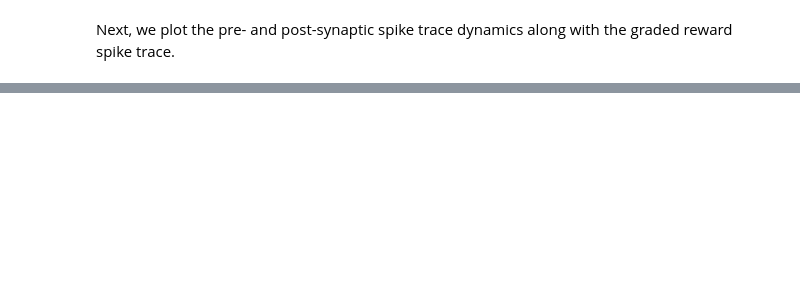
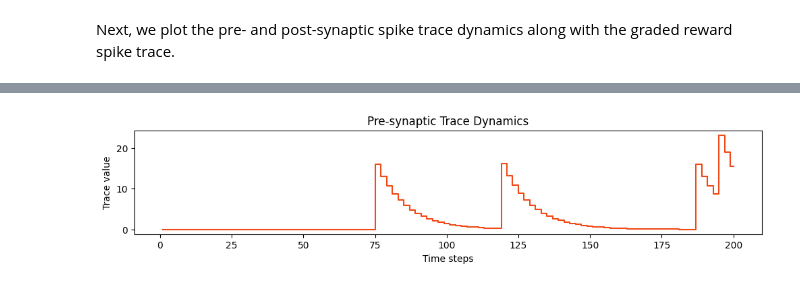
Before and after one commit to lava-nc/lava, a Jupyter notebook: tutorials/in_depth/tutorial10_three_factor_learning.ipynb, the cells around one changed output, grey strips where cells are left out. Drawn from its saved outputs; the diff is of its cells as text; code cells hidden in the pictures; blank space fills up the shorter version.

```diff
--- a/tutorials/in_depth/tutorial10_three_factor_learning.ipynb
+++ b/tutorials/in_depth/tutorial10_three_factor_learning.ipynb
@@ -239,6 +238,8 @@ mon_pre_spikes = Monitor()
 mon_post_spikes = Monitor()
 mon_weight = Monitor()
 mon_tag = Monitor()
+mon_s_in_y2 = Monitor()
+mon_y2 = Monitor()
 
 # Connect monitors
 mon_pre_trace.probe(plast_conn.x1, num_steps)
@@ -248,6 +249,8 @@ mon_pre_spikes.probe(lif_pre.s_out, num_steps)
 mon_post_spikes.probe(lif_post.s_out, num_steps)
 mon_weight.probe(plast_conn.weights, num_steps)
 mon_tag.probe(plast_conn.tag_1, num_steps)
+
+mon_y2.probe(plast_conn.y2, num_steps)
 # %% [markdown]
 ### Running
 # %%
@@ -267,6 +270,8 @@ weights_neuron_A = mon_weight.get_data()['plastic_dense']['weights'][:, 0, 0]
 weights_neuron_B = mon_weight.get_data()['plastic_dense']['weights'][:, 1, 0]
 tag_neuron_A = mon_tag.get_data()['plastic_dense']['tag_1'][:, 0, 0]
 tag_neuron_B = mon_tag.get_data()['plastic_dense']['tag_1'][:, 1, 0]
+
+y2 = mon_y2.get_data()['plastic_dense']['y2']
 # %%
 # Stopping
 pattern_pre.stop()
@@ -345,0 +311,76 @@ plot_time_series(time=time, time_series=tag_neuron_B, ylabel="Tag value", title=
+# %%
+# Plotting trace dynamics
+
+def plot_time_series(time, time_series, ylabel, title, figsize, color):
+    plt.figure(figsize=figsize)
+
+    plt.step(time, time_series, color=color)
+
+
+    plt.title(title)
+    plt.xlabel("Time steps")
+    plt.ylabel(ylabel)
+
+    plt.show()
+
+def plot_time_series_subplots(time, time_series_y1, time_series_y2, ylabel, title, figsize, color, legend):
+    plt.figure(figsize=figsize)
+
+    plt.step(time, time_series_y1, label=legend[0], color=color[0])
+    plt.step(time, time_series_y2, label=legend[1], color=color[1])
+
+    plt.title(title)
+    plt.xlabel("Time steps")
+    plt.ylabel(ylabel)
+    plt.legend(loc="upper left")
+
+    plt.show()
+
+# Plotting pre trace dynamics
+plot_time_series(time=time, time_series=pre_trace, ylabel="Trace value", title="Pre-synaptic Trace Dynamics", figsize=(12, 2), color='#f14a16')
+
+# Plotting post trace dynamics
+time = time
+time_series_y1 = post_trace[:, 0]
+time_series_y2 = post_trace[:, 1]
+ylabel = "Trace value"
+title = "Post-synaptic Trace Dynamics"
+figsize = (12, 2)
+color = ['#458b00', '#ff9912']
+legend = ['Neuron A', 'Neuron B']
+
+plot_time_series_subplots(time=time, time_series_y1=time_series_y1, time_series_y2=time_series_y2, ylabel=ylabel, title=title, figsize=figsize, color=color, legend=legend)
+
+# Plotting reward trace dynamics
+time = time
+time_series_y1 = reward_trace[:, 0]
+time_series_y2 = reward_trace[:, 1]
+ylabel = "Trace value"
+title = "Reward Trace for Post-synaptic Neurons"
+figsize = (12, 2)
+color = ['#458b00', '#ff9912']
+legend = ['Neuron A', 'Neuron B']
+
+plot_time_series_subplots(time=time, time_series_y1=time_series_y1, time_series_y2=time_series_y2, ylabel=ylabel, title=title, figsize=figsize, color=color, legend=legend)
+
+# Plotting tag dynamics
+time = time
+time_series_y1 = tag_neuron_A
+time_series_y2 = tag_neuron_B
+ylabel = "Trace value"
+title = "Tag Dynamics for Post-synaptic Neurons"
+figsize = (12, 2)
+color = ['#458b00', '#ff9912']
+legend = ['Neuron A', 'Neuron B']
+
+plot_time_series_subplots(time=time, time_series_y1=time_series_y1, time_series_y2=time_series_y2, ylabel=ylabel, title=title, figsize=figsize, color=color, legend=legend)
+
+# Plotting weight dynamics : TO FIX
+plot_time_series(time=time, time_series=weights_neuron_A, ylabel="Weight value", title="Weight dynamics for Neuron A", figsize=(10, 1), color='#458b00')
+plot_time_series(time=time, time_series=weights_neuron_B, ylabel="Weight value", title="Weight dynamics for Neuron B", figsize=(10, 1), color='#ff9912')
+
+#################
+plot_time_series(time=time, time_series=y2[:, 0], ylabel="Trace value", title="LearningDense y2 for Post Neuron A", figsize=(10, 1), color='#0000FF')
+plot_time_series(time=time, time_series=y2[:, 1], ylabel="Trace value", title="LearningDense y2 for Post Neuron B", figsize=(10, 1), color='#0000FF')
+# %% [output]
+[figure, added]
```
Also changed, not shown: parts of 5 cells of this notebook, 2 other files.
